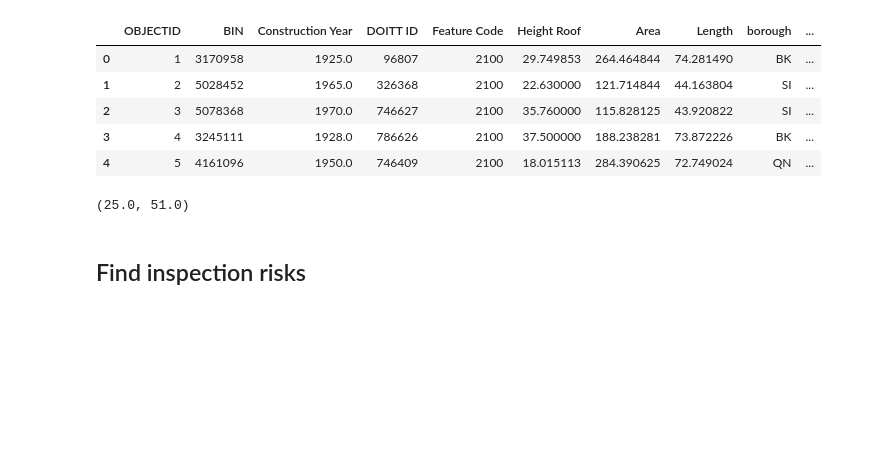
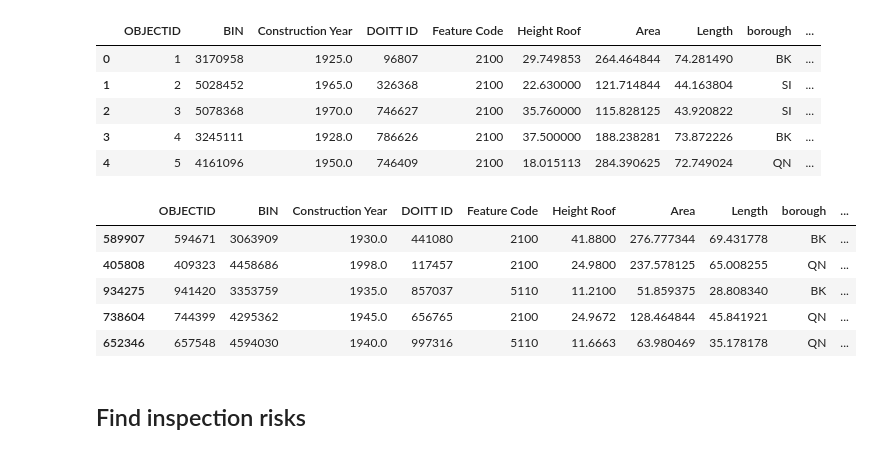
Before and after one commit to tyler-netek/fire-station-spatial-temporal-analysis-project, a Jupyter notebook: NYC Buildings Fire Risks.ipynb, the cells around one changed output. Cells and saved outputs as stored; diff of their text form; code cells hidden in the pictures; blank space fills up the shorter version.

```diff
--- a/NYC Buildings Fire Risks.ipynb
+++ b/NYC Buildings Fire Risks.ipynb
@@ -104,9 +123,14 @@ data.head()
 # Create building age column
 data['age'] = data.apply(lambda x: 2025-x['Construction Year'], axis=1)
 # %%
-data.age.quantile(0.06), data.age.quantile(0.14)
+data.sample(5)
 # %% [output]
-(25.0, 51.0)
+|  | OBJECTID | BIN | Construction Year | DOITT ID | Feature Code | Height Roof | Area | Length | borough | ... |
+| 589907 | 594671 | 3063909 | 1930.0 | 441080 | 2100 | 41.8800 | 276.777344 | 69.431778 | BK | ... |
+| 405808 | 409323 | 4458686 | 1998.0 | 117457 | 2100 | 24.9800 | 237.578125 | 65.008255 | QN | ... |
+| 934275 | 941420 | 3353759 | 1935.0 | 857037 | 5110 | 11.2100 | 51.859375 | 28.808340 | BK | ... |
+| 738604 | 744399 | 4295362 | 1945.0 | 656765 | 2100 | 24.9672 | 128.464844 | 45.841921 | QN | ... |
+| 652346 | 657548 | 4594030 | 1940.0 | 997316 | 5110 | 11.6663 | 63.980469 | 35.178178 | QN | ... |
 # %% [markdown]
 ## Find inspection risks
 # %%
```
Also changed, not shown: parts of 7 cells of this notebook, 1 other file.
